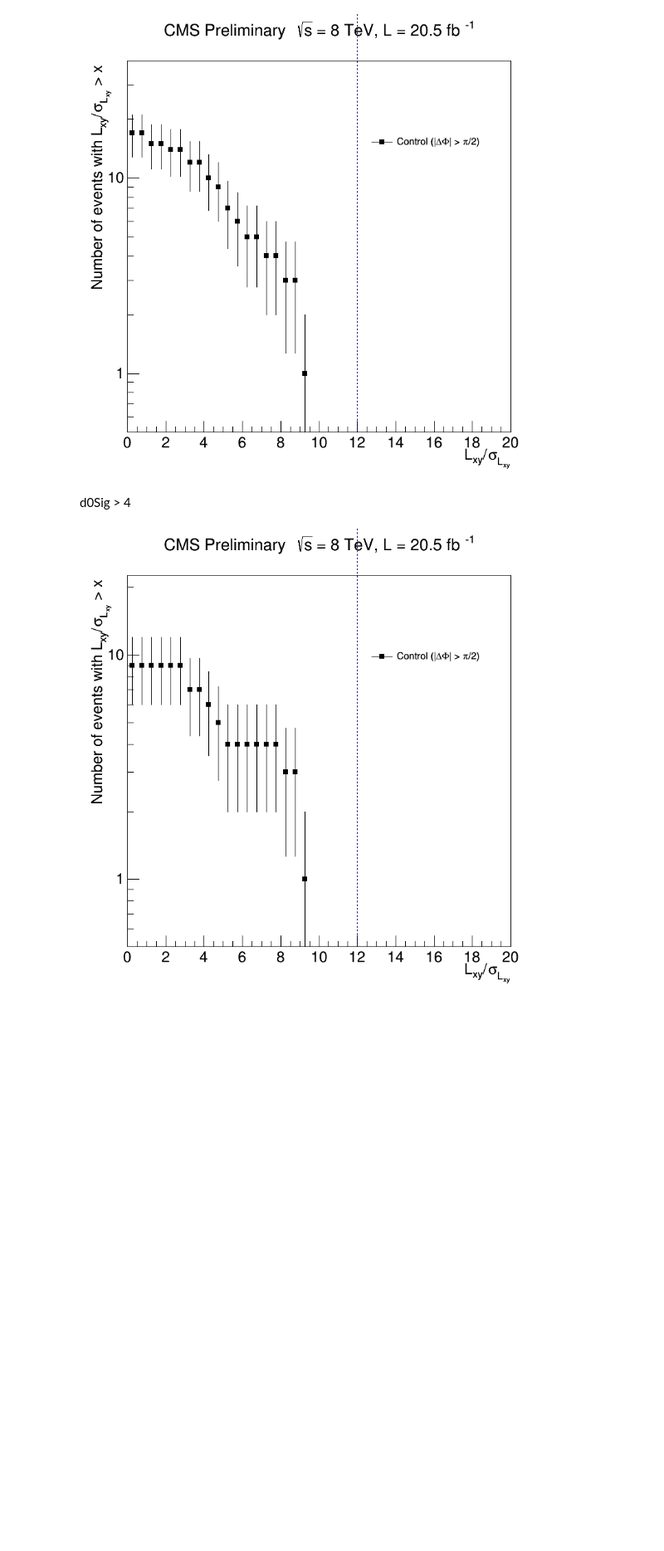
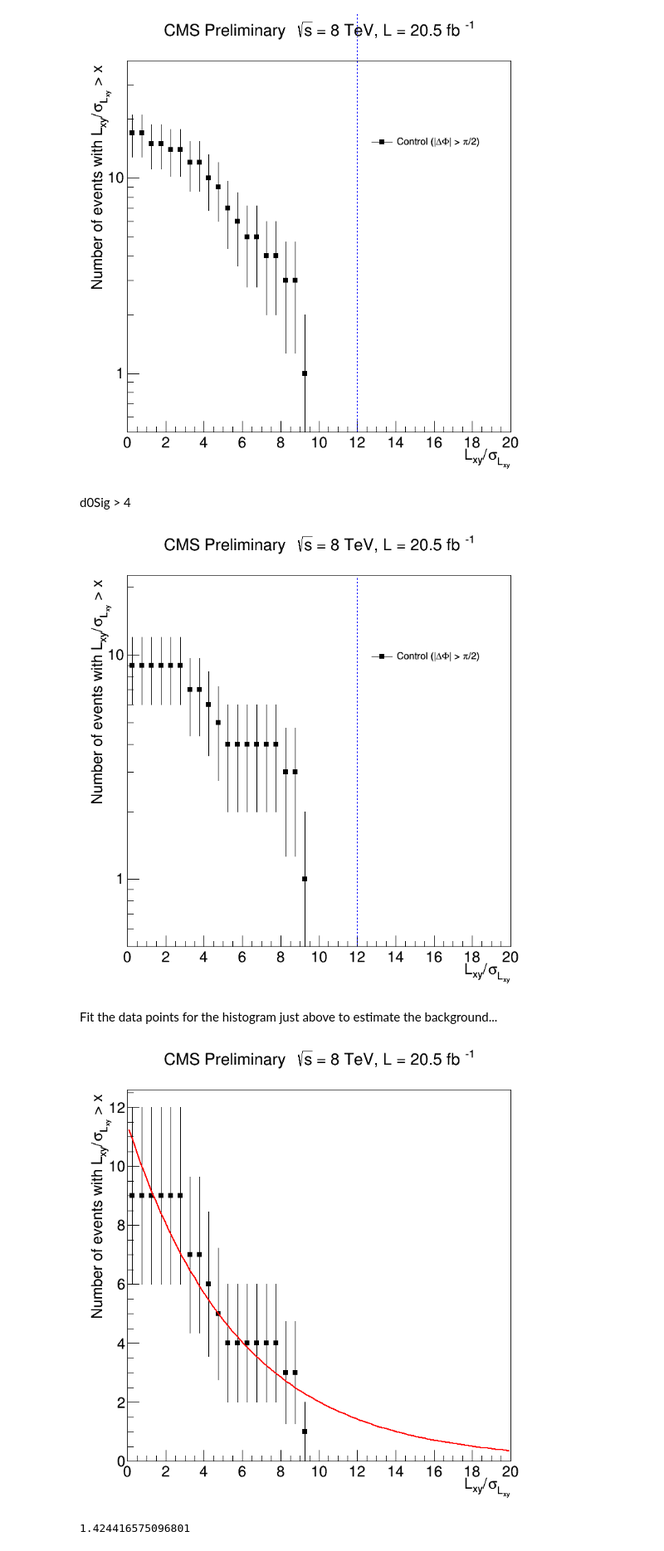
Before and after one commit to msolmaz/IPython, a Jupyter notebook: RSA_Data_Preliminary_Studies_on_Signal_Bckg_April_23_Control_Only.ipynb, the cells around one changed output. Shown at 83% size. Saved outputs shown, nothing was run; the diff lists cells and outputs as text; code cells hidden in the pictures; blank space fills up the shorter version.

```diff
--- a/RSA_Data_Preliminary_Studies_on_Signal_Bckg_April_23_Control_Only.ipynb
+++ b/RSA_Data_Preliminary_Studies_on_Signal_Bckg_April_23_Control_Only.ipynb
@@ -63,7 +63,7 @@ def LxySig_distribution(y):
     leg.AddEntry(control_region_dist, "Control (|#Delta#Phi| > #pi/2)", "pl")
 
 #Line
-    line = TLine(12, 0, 12, 400)
+    line = TLine(12, 0, 12, 22)
     line.SetLineColor(4)
     line.SetLineStyle(2)
 
@@ -115,3 +115,26 @@ result4 = LxySig_distribution(4)
 result4[0]
 # %% [output]
 [figure]
+# %% [markdown]
+Fit the data points for the histogram just above to estimate the background...
+# %%
+histo_control_bckg = result4[2]
+#Define the function here...
+
+func_fit = TF1("fit_function","[0]*exp([1]+[2]*x)", 0, 20)
+
+canvas_fit = TCanvas("canvas_fit", "", 800, 800)
+#control_region_dist.Fit("fit_function", "R")
+histo_control_bckg.Fit("fit_function", "R")
+histo_control_bckg.Draw("ep")
+#func_fit.Draw()
+
+#canvas_fit.Update()
+canvas_fit.Draw()
+canvas_fit
+# %% [output]
+[figure, added]
+# %%
+func_fit(12)
+# %% [output]
+1.424416575096801
```
Also changed, not shown: parts of 1 cell of this notebook, 14 other files.
